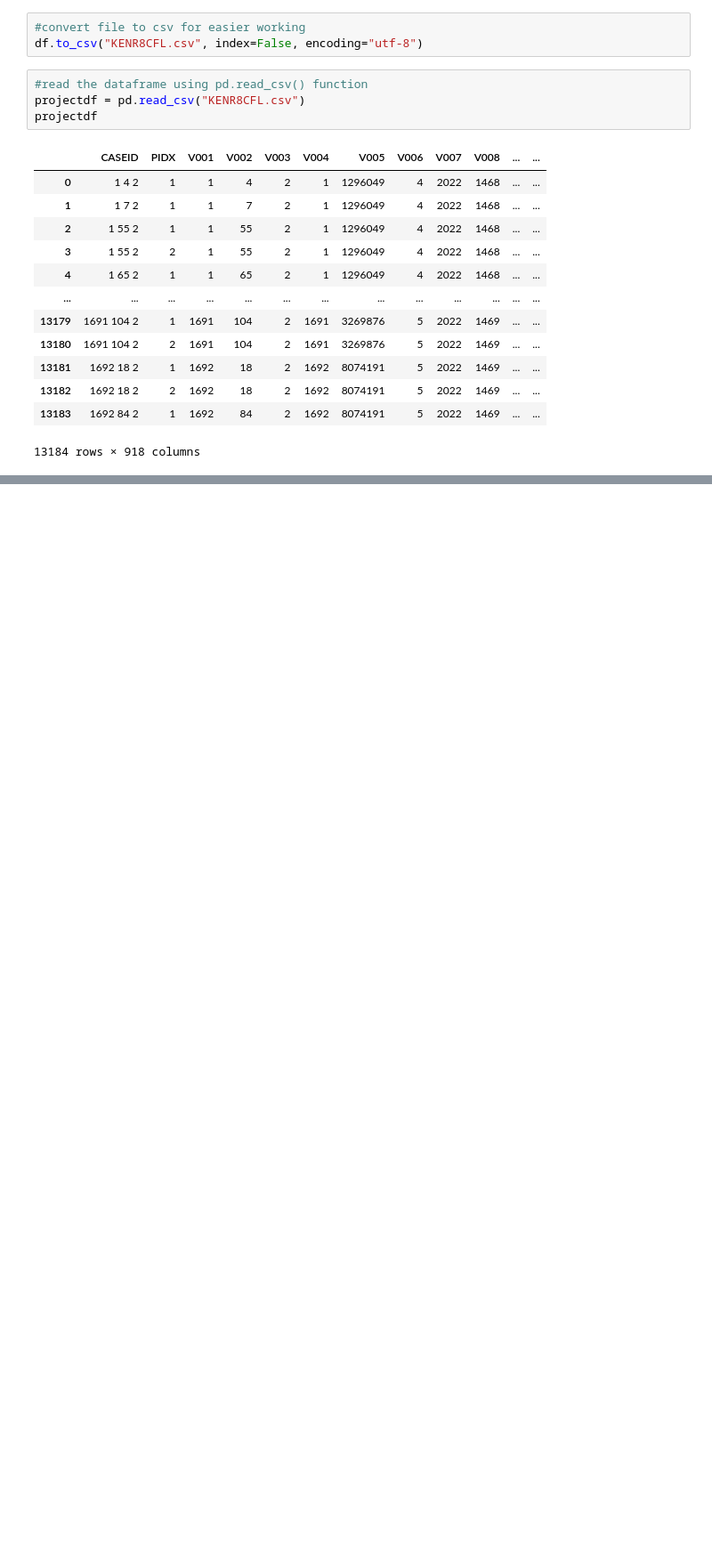
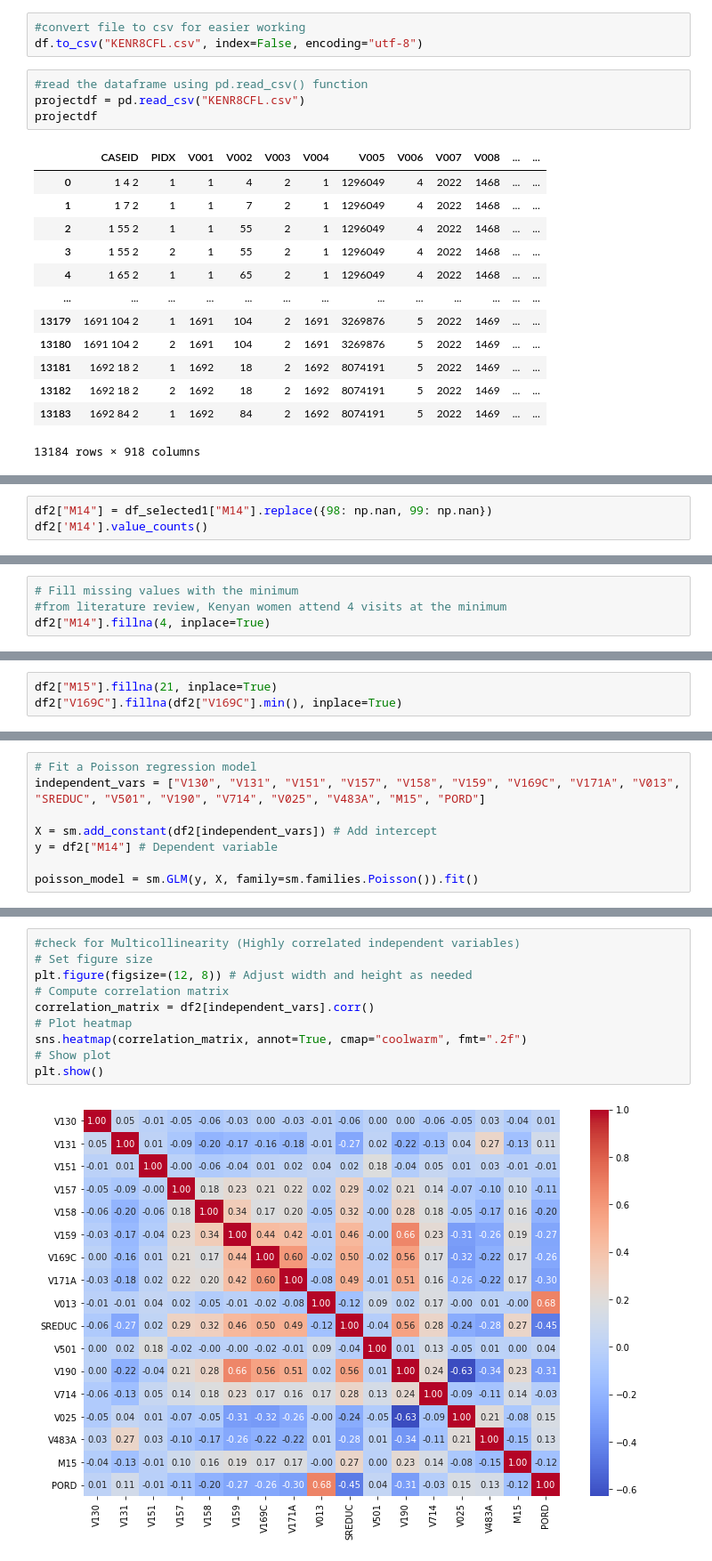
Before and after one commit to tingly-amua/Determinants-of-Antenatal-Care-Visits-personal-project-, a Jupyter notebook: project.ipynb, the cells around one changed output, grey strips where cells are left out. Shown: that part at 89% size. Cells and saved outputs as stored; diff of their text form; blank space fills up the shorter version.

Commit message:
add features, conduct regression, do one hot encoding

```diff
--- a/project.ipynb
+++ b/project.ipynb
@@ -95,0 +239,3 @@ projectdf
+# %%
+df2["M14"] = df_selected1["M14"].replace({98: np.nan, 99: np.nan})
+df2['M14'].value_counts()
@@ -95,0 +258,4 @@ projectdf
+# %%
+# Fill missing values with the minimum
+#from literature review, Kenyan women attend 4 visits at the minimum
+df2["M14"].fillna(4, inplace=True)
@@ -95,0 +301,3 @@ projectdf
+# %%
+df2["M15"].fillna(21, inplace=True)
+df2["V169C"].fillna(df2["V169C"].min(), inplace=True)
@@ -95,0 +377,8 @@ projectdf
+# %%
+# Fit a Poisson regression model
+independent_vars = ["V130", "V131", "V151", "V157", "V158", "V159", "V169C", "V171A", "V013", "SREDUC", "V501", "V190", "V714", "V025", "V483A", "M15", "PORD"]
+
+X = sm.add_constant(df2[independent_vars]) # Add intercept
+y = df2["M14"] # Dependent variable
+
+poisson_model = sm.GLM(y, X, family=sm.families.Poisson()).fit()
@@ -95,0 +455,12 @@ projectdf
+# %%
+#check for Multicollinearity (Highly correlated independent variables)
+# Set figure size
+plt.figure(figsize=(12, 8)) # Adjust width and height as needed
+# Compute correlation matrix
+correlation_matrix = df2[independent_vars].corr()
+# Plot heatmap
+sns.heatmap(correlation_matrix, annot=True, cmap="coolwarm", fmt=".2f")
+# Show plot
+plt.show()
+# %% [output]
+[figure, added]
```
Also changed, not shown: parts of 21 cells of this notebook.
